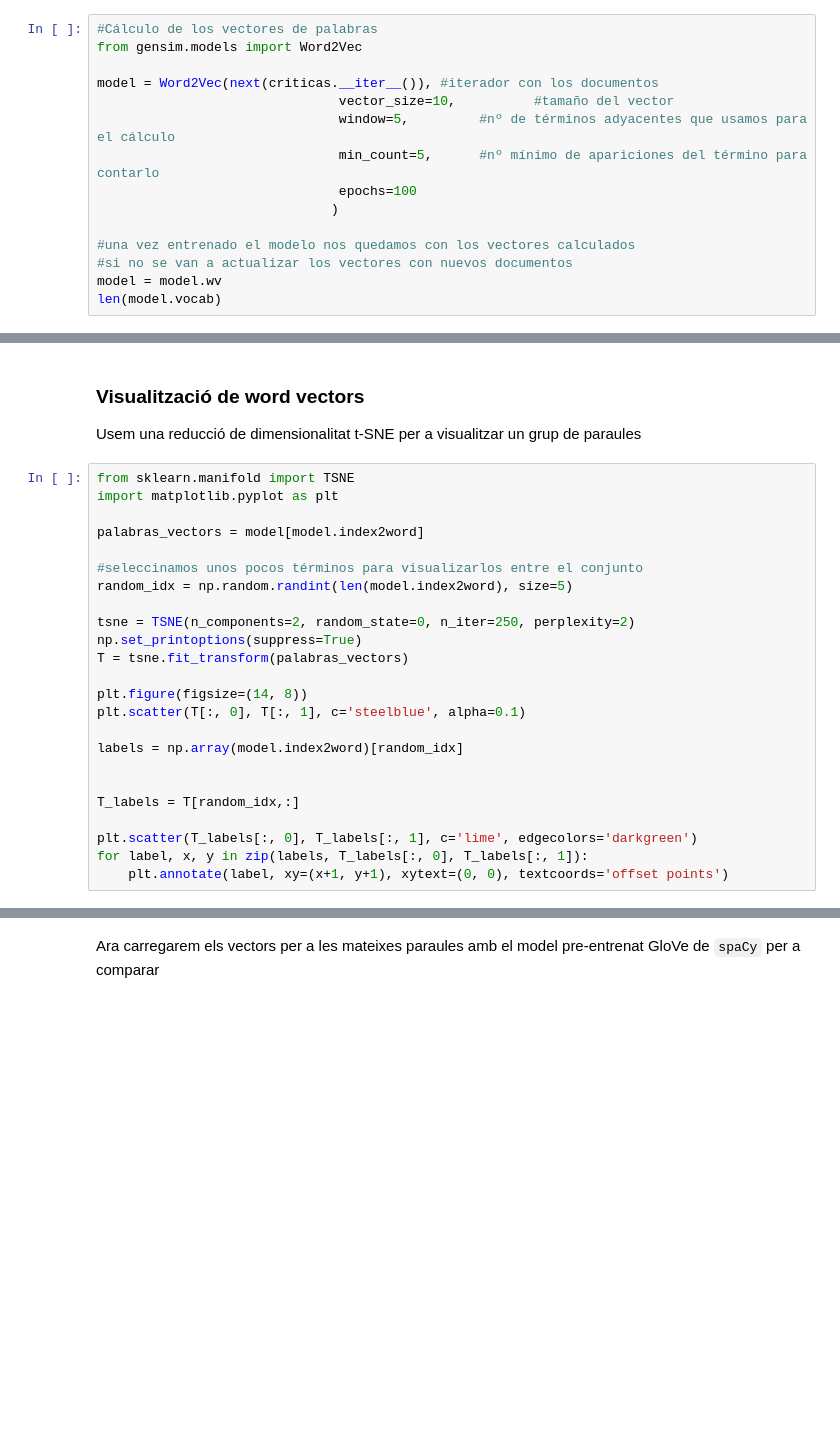
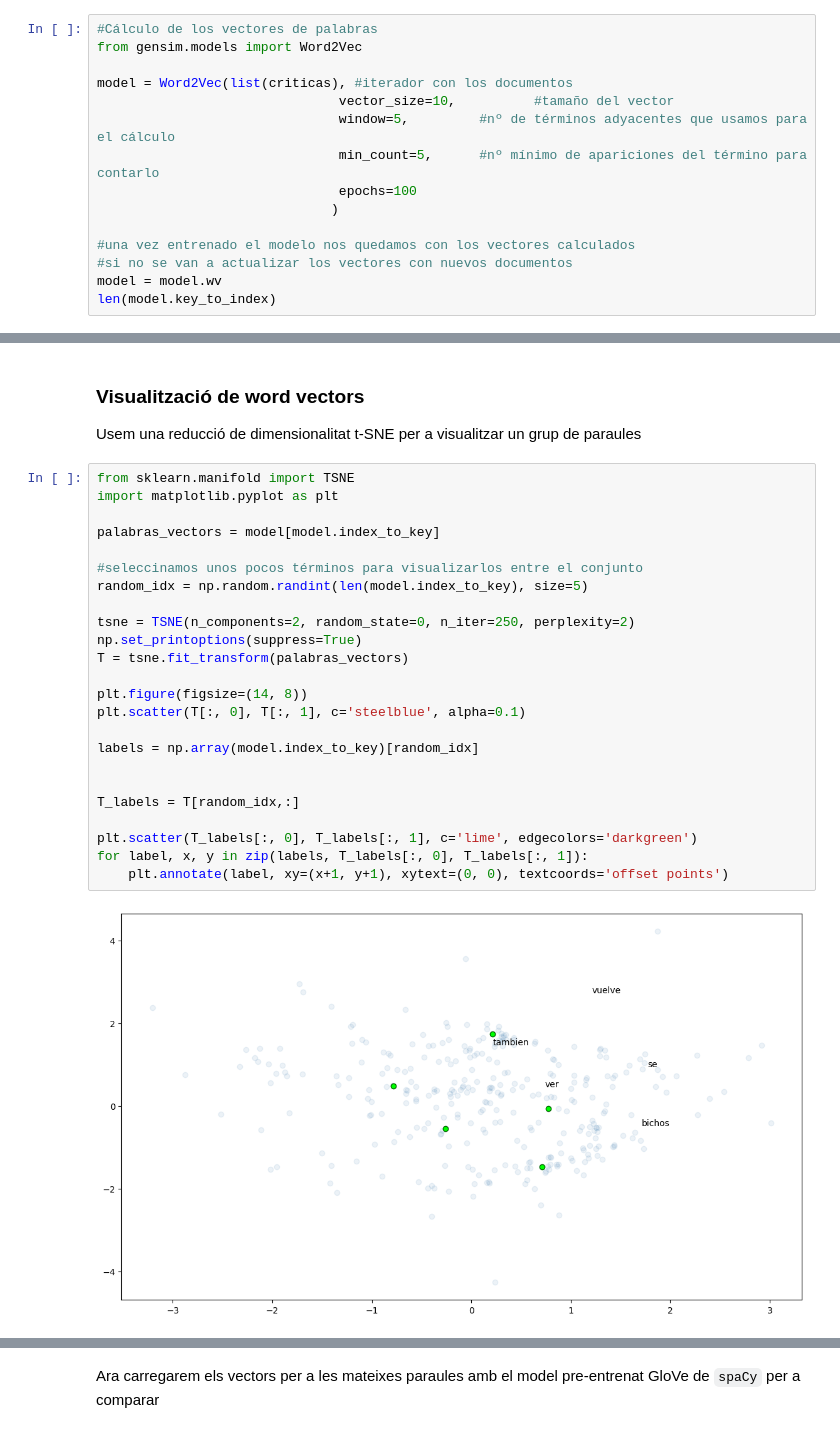
Before and after one commit to DavidSM2/Repo_PLN, a Jupyter notebook: Practicas/Pr4/P4_Preprocesado texto VAL.ipynb, the cells around one changed output, grey strips where cells are left out. Cells and saved outputs as stored; diff of their text form; blank space fills up the shorter version.

```diff
--- a/Practicas/Pr4/P4_Preprocesado texto VAL.ipynb
+++ b/Practicas/Pr4/P4_Preprocesado texto VAL.ipynb
@@ -378,7 +378,7 @@ Calculem els vectors de paraules de tot el corpus amb el model `word2vec` que ac
 #Cálculo de los vectores de palabras
 from gensim.models import Word2Vec
 
-model = Word2Vec(next(criticas.__iter__()), #iterador con los documentos
+model = Word2Vec(list(criticas), #iterador con los documentos
                                vector_size=10,          #tamaño del vector
                                window=5,         #nº de términos adyacentes que usamos para el cálculo
                                min_count=5,      #nº mínimo de apariciones del término para contarlo
@@ -388,5 +388,5 @@ model = Word2Vec(next(criticas.__iter__()), #iterador con los documentos
 #una vez entrenado el modelo nos quedamos con los vectores calculados
 #si no se van a actualizar los vectores con nuevos documentos
 model = model.wv
-len(model.vocab)
+len(model.key_to_index)
 # %% [output]
@@ -458,26 +498,28 @@ Usem una reducció de dimensionalitat t-SNE per a visualitzar un grup de paraule
 # %%
 from sklearn.manifold import TSNE
 import matplotlib.pyplot as plt
 
-palabras_vectors = model[model.index2word]
+palabras_vectors = model[model.index_to_key]
 
 #seleccinamos unos pocos términos para visualizarlos entre el conjunto
-random_idx = np.random.randint(len(model.index2word), size=5)
+random_idx = np.random.randint(len(model.index_to_key), size=5)
 
 tsne = TSNE(n_components=2, random_state=0, n_iter=250, perplexity=2)
 np.set_printoptions(suppress=True)
 T = tsne.fit_transform(palabras_vectors)
 
 plt.figure(figsize=(14, 8))
 plt.scatter(T[:, 0], T[:, 1], c='steelblue', alpha=0.1)
 
-labels = np.array(model.index2word)[random_idx]
+labels = np.array(model.index_to_key)[random_idx]
 
 
 T_labels = T[random_idx,:]
 
 plt.scatter(T_labels[:, 0], T_labels[:, 1], c='lime', edgecolors='darkgreen')
 for label, x, y in zip(labels, T_labels[:, 0], T_labels[:, 1]):
     plt.annotate(label, xy=(x+1, y+1), xytext=(0, 0), textcoords='offset points')
+# %% [output]
+[figure, added]
 # %%
 labels
```
Also changed, not shown: parts of 19 cells of this notebook, 1 other file.
